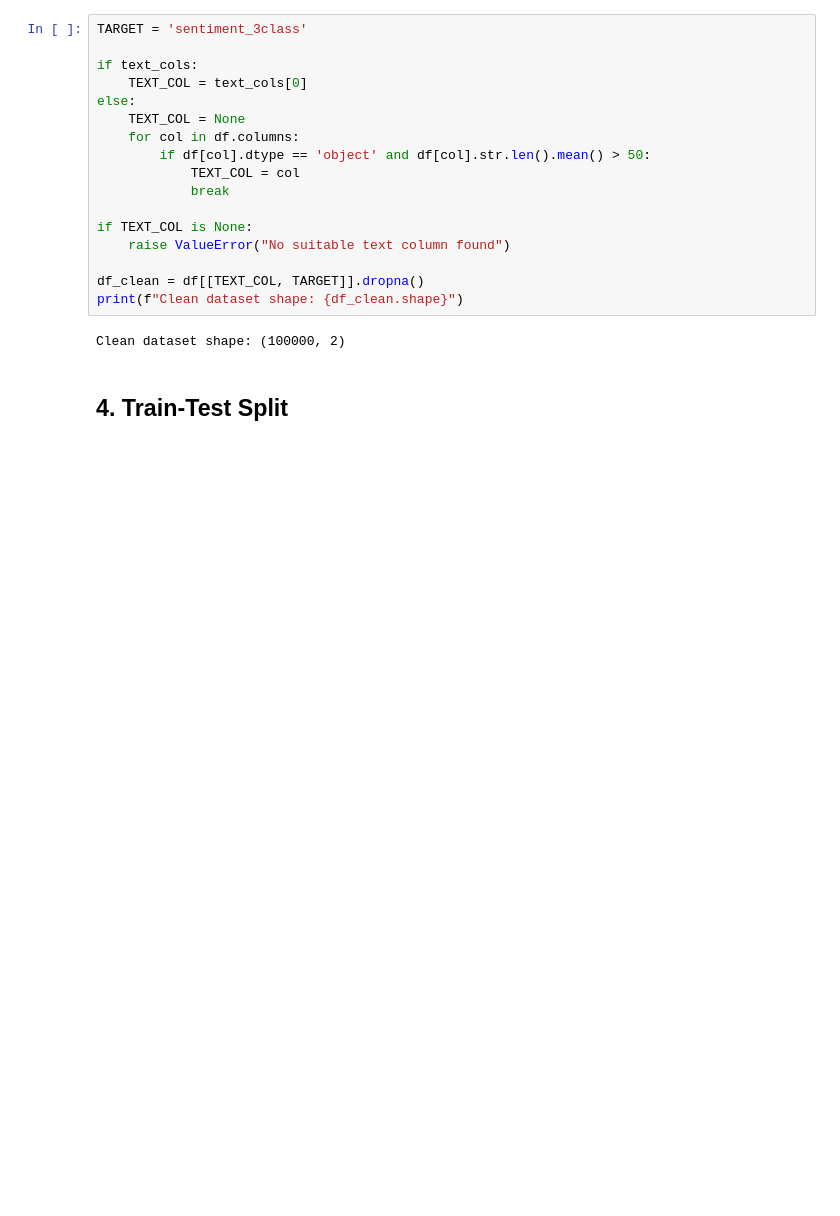
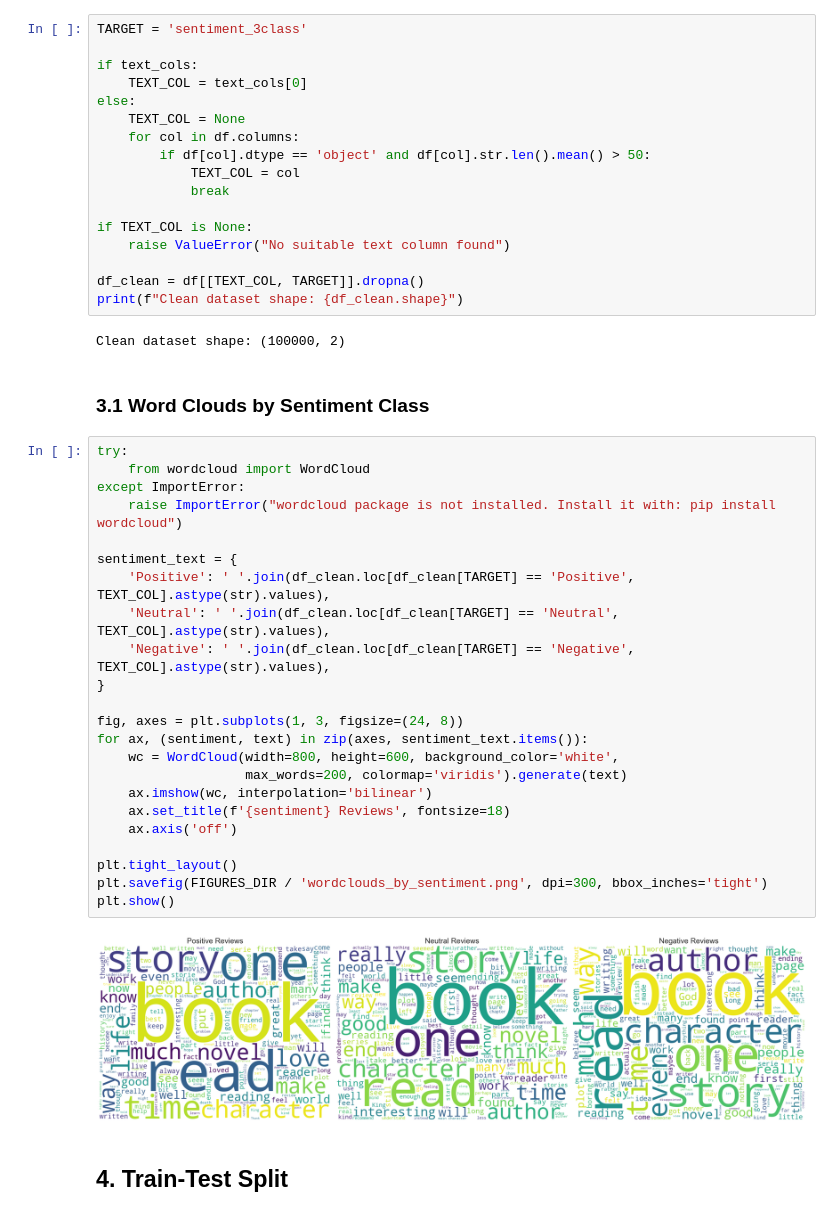
Before and after one commit to GedionAfework/Ecommerce-Insights, a Jupyter notebook: notebooks/02_sentiment_modeling.ipynb, the cells around one changed output. Drawn from its saved outputs; the diff is of its cells as text; blank space fills up the shorter version.

```diff
--- a/notebooks/02_sentiment_modeling.ipynb
+++ b/notebooks/02_sentiment_modeling.ipynb
@@ -180,6 +180,33 @@ df_clean = df[[TEXT_COL, TARGET]].dropna()
 print(f"Clean dataset shape: {df_clean.shape}")
 # %% [output]
 Clean dataset shape: (100000, 2)
+# %% [markdown]
+### 3.1 Word Clouds by Sentiment Class
+# %%
+try:
+    from wordcloud import WordCloud
+except ImportError:
+    raise ImportError("wordcloud package is not installed. Install it with: pip install wordcloud")
+
+sentiment_text = {
+    'Positive': ' '.join(df_clean.loc[df_clean[TARGET] == 'Positive', TEXT_COL].astype(str).values),
+    'Neutral': ' '.join(df_clean.loc[df_clean[TARGET] == 'Neutral', TEXT_COL].astype(str).values),
+    'Negative': ' '.join(df_clean.loc[df_clean[TARGET] == 'Negative', TEXT_COL].astype(str).values),
+}
+
+fig, axes = plt.subplots(1, 3, figsize=(24, 8))
+for ax, (sentiment, text) in zip(axes, sentiment_text.items()):
+    wc = WordCloud(width=800, height=600, background_color='white',
+                   max_words=200, colormap='viridis').generate(text)
+    ax.imshow(wc, interpolation='bilinear')
+    ax.set_title(f'{sentiment} Reviews', fontsize=18)
+    ax.axis('off')
+
+plt.tight_layout()
+plt.savefig(FIGURES_DIR / 'wordclouds_by_sentiment.png', dpi=300, bbox_inches='tight')
+plt.show()
+# %% [output]
+[figure, added]
 # %% [markdown]
 ## 4. Train-Test Split
 # %%
```
Also changed, not shown: parts of 4 cells of this notebook, 1 other file.
